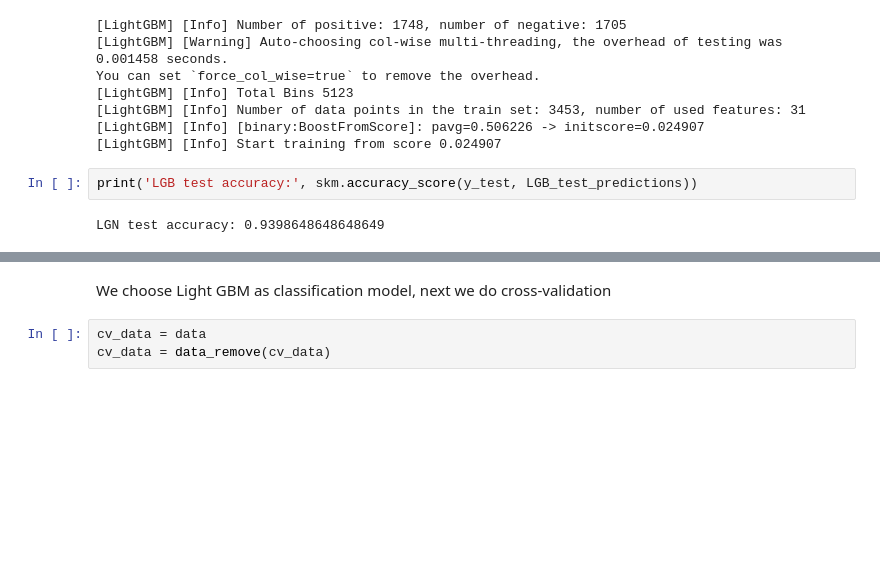
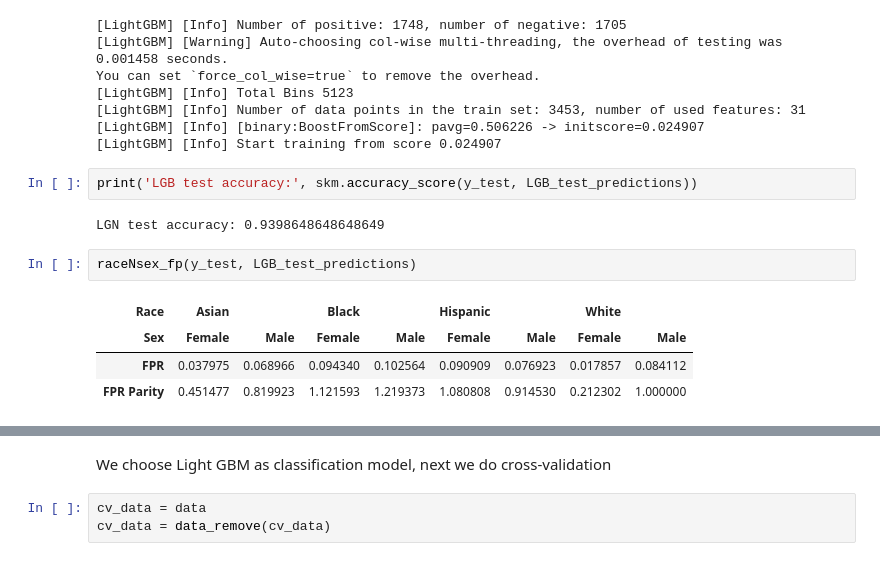
Before and after one commit to ElvesJohn/MachineLearningCW, a Jupyter notebook: MachineLearningCourseW.ipynb, the cells around one changed output, grey strips where cells are left out. Drawn from its saved outputs; the diff is of its cells as text; blank space fills up the shorter version.

```diff
--- a/MachineLearningCourseW.ipynb
+++ b/MachineLearningCourseW.ipynb
@@ -278,3 +278,10 @@ You can set `force_col_wise=true` to remove the overhead.
 print('LGB test accuracy:', skm.accuracy_score(y_test, LGB_test_predictions))
 # %% [output]
 LGN test accuracy: 0.9398648648648649
+# %%
+raceNsex_fp(y_test, LGB_test_predictions)
+# %% [output]
+| Race | Asian |  | Black |  | Hispanic |  | White |  |
+| Sex | Female | Male | Female | Male | Female | Male | Female | Male |
+| FPR | 0.037975 | 0.068966 | 0.094340 | 0.102564 | 0.090909 | 0.076923 | 0.017857 | 0.084112 |
+| FPR Parity | 0.451477 | 0.819923 | 1.121593 | 1.219373 | 1.080808 | 0.914530 | 0.212302 | 1.000000 |
```
Also changed, not shown: parts of 3 cells of this notebook.
